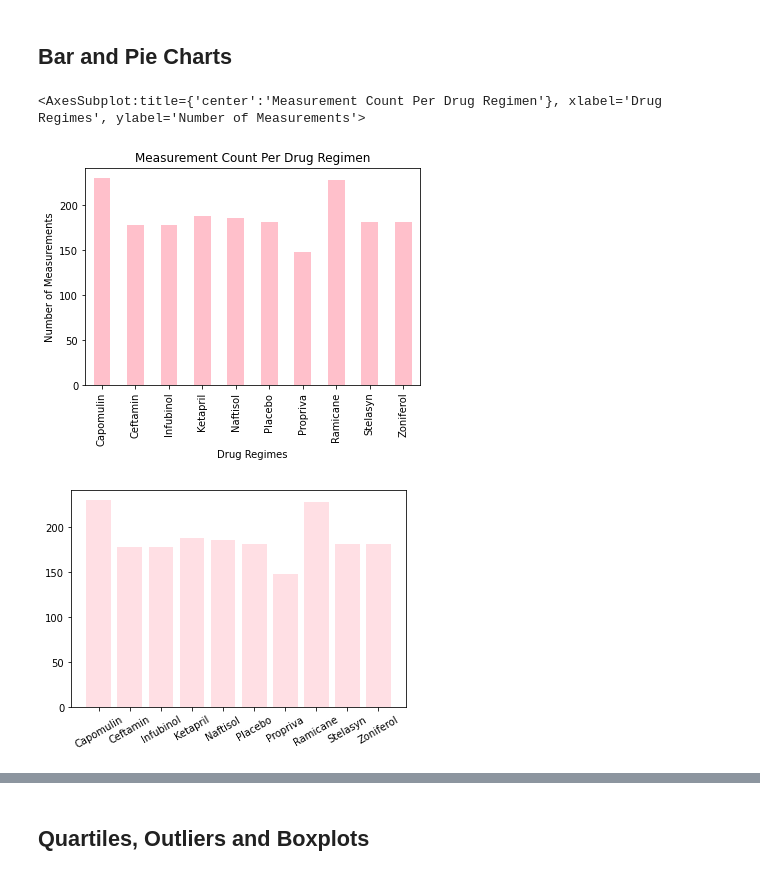
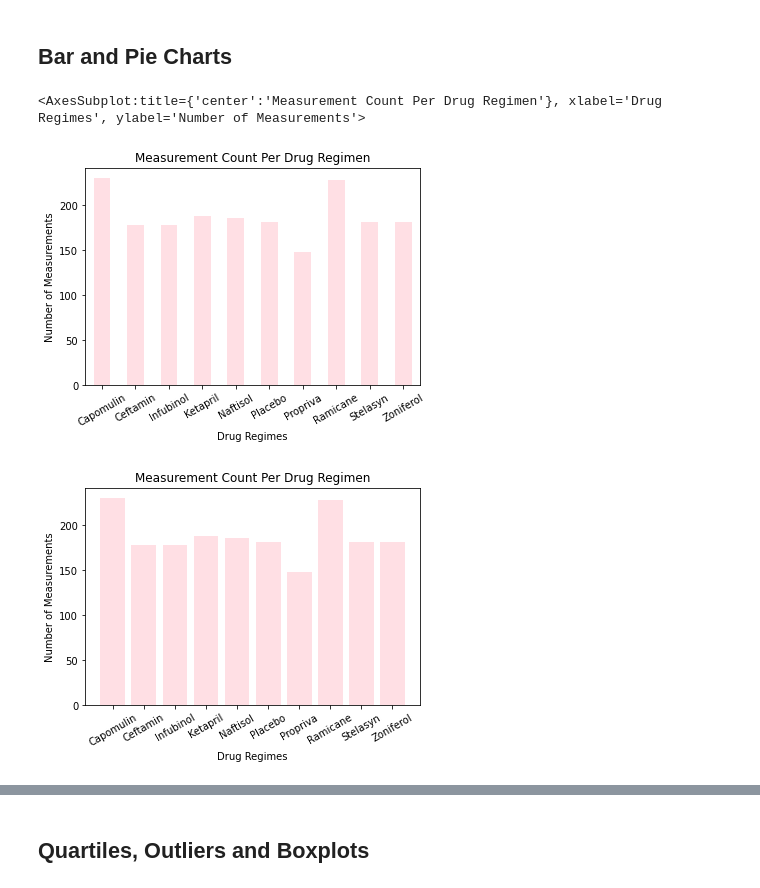
Before and after one commit to verocastillo/matplotlib-challenge, a Jupyter notebook: pymaceuticals_challenge.ipynb, the cells around one changed output, grey strips where cells are left out. Drawn from its saved outputs; the diff is of its cells as text; code cells hidden in the pictures.

Commit message:
Finished up until pie charts.

```diff
--- a/pymaceuticals_challenge.ipynb
+++ b/pymaceuticals_challenge.ipynb
@@ -159,16 +159,16 @@ med_stats2
 # %%
 # Generate a bar plot showing the total number of measurements taken on each drug regimen using pandas.
 bar_chart = final_df[['Drug Regimen','Tumor Volume (mm3)']]
 bar_chart = bar_chart.groupby(['Drug Regimen'],as_index=False).count()
 bar_chart = bar_chart.rename(columns={"Tumor Volume (mm3)":"Measurement Count"})
-bar_final = bar_chart.plot(kind='bar',color = 'pink',x='Drug Regimen',y="Measurement Count",
-            title='Measurement Count Per Drug Regimen',legend=False)
+bar_final = bar_chart.plot(kind='bar',color = 'pink',x='Drug Regimen',y="Measurement Count",alpha=0.5,
+            title='Measurement Count Per Drug Regimen',rot=30,legend=False)
 bar_final.set_xlabel('Drug Regimes')
 bar_final.set_ylabel('Number of Measurements')
 bar_final
 # %% [output]
 <AxesSubplot:title={'center':'Measurement Count Per Drug Regimen'}, xlabel='Drug Regimes', ylabel='Number of Measurements'>
-[figure, old version]
+[figure, new version]
 # %%
 # Generate a bar plot showing the total number of measurements taken on each drug regimen using pyplot.
 meds = bar_chart['Drug Regimen'].to_list()
@@ -177,9 +177,9 @@ x_axis = np.arange(len(meds))
 plt.bar(x_axis, y_axis, color='pink', alpha=0.5, align="center")
 tick_locations = [value for value in x_axis]
 plt.xticks(tick_locations, meds, rotation=30)
-plt.title()
-plt.xlabel("Longitude")
-plt.ylabel("Latitude")
+plt.title('Measurement Count Per Drug Regimen')
+plt.xlabel('Drug Regimes')
+plt.ylabel('Number of Measurements')
 plt.show()
 # %% [output]
-[figure, old version]
+[figure, new version]
```
Also changed, not shown: parts of 3 cells of this notebook.
